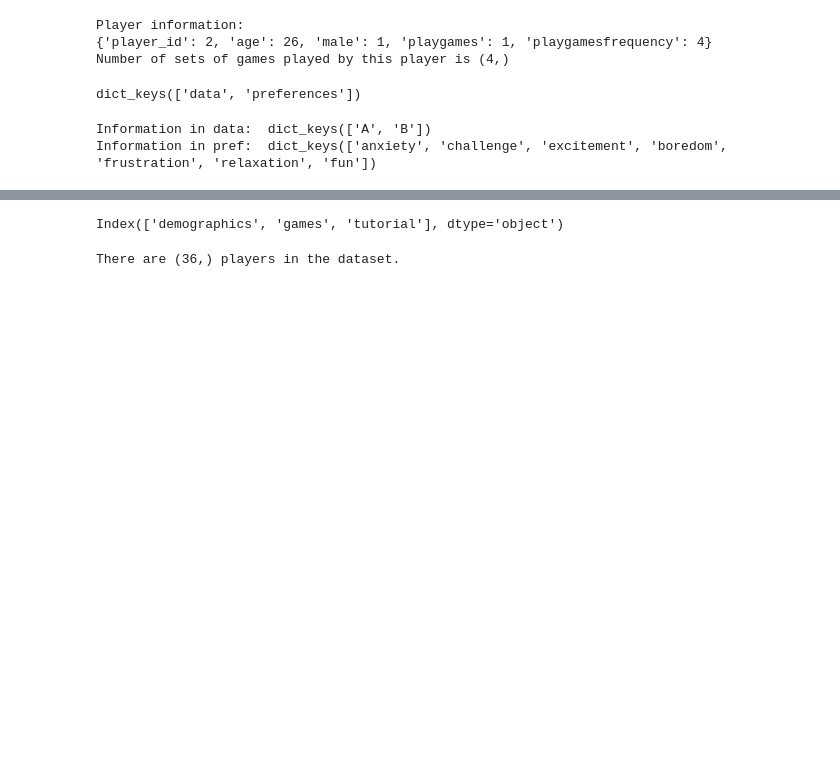
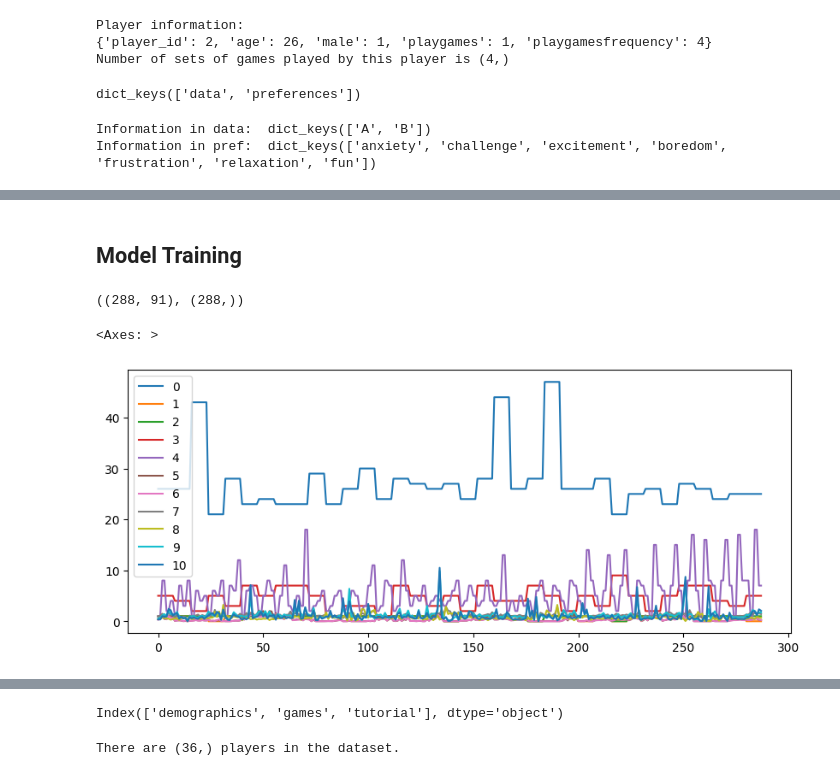
Before and after one commit to TasnimSyamim/Maze-Ball-Player-Modeling, a Jupyter notebook: AIGame_Assigment_3.ipynb, the cells around one changed output, grey strips where cells are left out. Drawn from its saved outputs; the diff is of its cells as text; code cells hidden in the pictures; blank space fills up the shorter version.

```diff
--- a/AIGame_Assigment_3.ipynb
+++ b/AIGame_Assigment_3.ipynb
@@ -73,7 +82,7 @@ def extract_sc(signal):
         np.nanstd(info['SCR_RiseTime']),
         np.nanmean(info['SCR_RecoveryTime']),
         np.nanstd(info['SCR_RecoveryTime'])
-        ])
+    ])
 
     feature_sc_names = [
         'SCR_Amplitude_mean',
@@ -82,12 +91,14 @@ def extract_sc(signal):
         'SCR_RiseTime_std',
         'SCR_RecoveryTime_mean',
         'SCR_RecoveryTime_std'
-        ]
+    ]
 
     return features_sc, feature_sc_names
 
+
 def extract_bvp(signal):
-    df, info = nk.ppg_process(p_games_data['A'][game_set_no]['physio']['BVP'], sampling_rate=31)
+    df, info = nk.ppg_process(
+        p_games_data['A'][game_set_no]['physio']['BVP'], sampling_rate=31)
     feature_bvp = nk.ppg_intervalrelated(df, sampling_rate=31)
     feature_bvp_names = list(feature_bvp)
 
@@ -95,8 +106,10 @@ def extract_bvp(signal):
 
 
 def extract_keystrokes(keystrokes_data):
-    keys_of_interest = ['leftpressed', 'uppressed', 'spacepressed', 'rightpressed', 'downpressed']
-    keystrokes_features = [sum(keystrokes_data[key]) for key in keys_of_interest]
+    keys_of_interest = ['leftpressed', 'uppressed',
+                        'spacepressed', 'rightpressed', 'downpressed']
+    keystrokes_features = [sum(keystrokes_data[key])
+                           for key in keys_of_interest]
     features_keystrokes_names = [f"{key}_count" for key in keys_of_interest]
 
     return keystrokes_features, features_keystrokes_names
@@ -235,0 +253,7 @@ player_id = np.unique(Z)
+# %%
+pd.set_option('display.max_columns', None)
+pd.set_option('display.max_rows', None)
+df = pd.DataFrame(data=X, columns=feature_names)
+df[c] = Y
+print(df.shape)
+df.head()
@@ -235,0 +294,6 @@ player_id = np.unique(Z)
+# %%
+# Fill up the missing values on row 72
+cols_2_fill = ['SCR_Amplitude_mean', 'SCR_Amplitude_std', 'SCR_RiseTime_mean', 'SCR_RiseTime_std', 'SCR_RecoveryTime_mean', 'SCR_RecoveryTime_std']
+df.loc[72, cols_2_fill] = df.mean()
+print("Values filled: ")
+df.loc[72, cols_2_fill]
@@ -235,0 +332,16 @@ player_id = np.unique(Z)
+# %% [markdown]
+## Model Training
+# %%
+X_cleaned = df.iloc[:, :-1].values
+feature_names_cleaned = df.iloc[:, :-1].columns
+Y_cleaned = df.iloc[:, -1].values
+
+X_cleaned.shape, Y_cleaned.shape
+# %% [output]
+((288, 91), (288,))
+# %%
+# Before normalization
+pd.DataFrame(X_cleaned).iloc[:1000, :11].plot(figsize=(10, 4))
+# %% [output]
+<Axes: >
+[figure, added]
```
Also changed, not shown: parts of 39 cells of this notebook.
